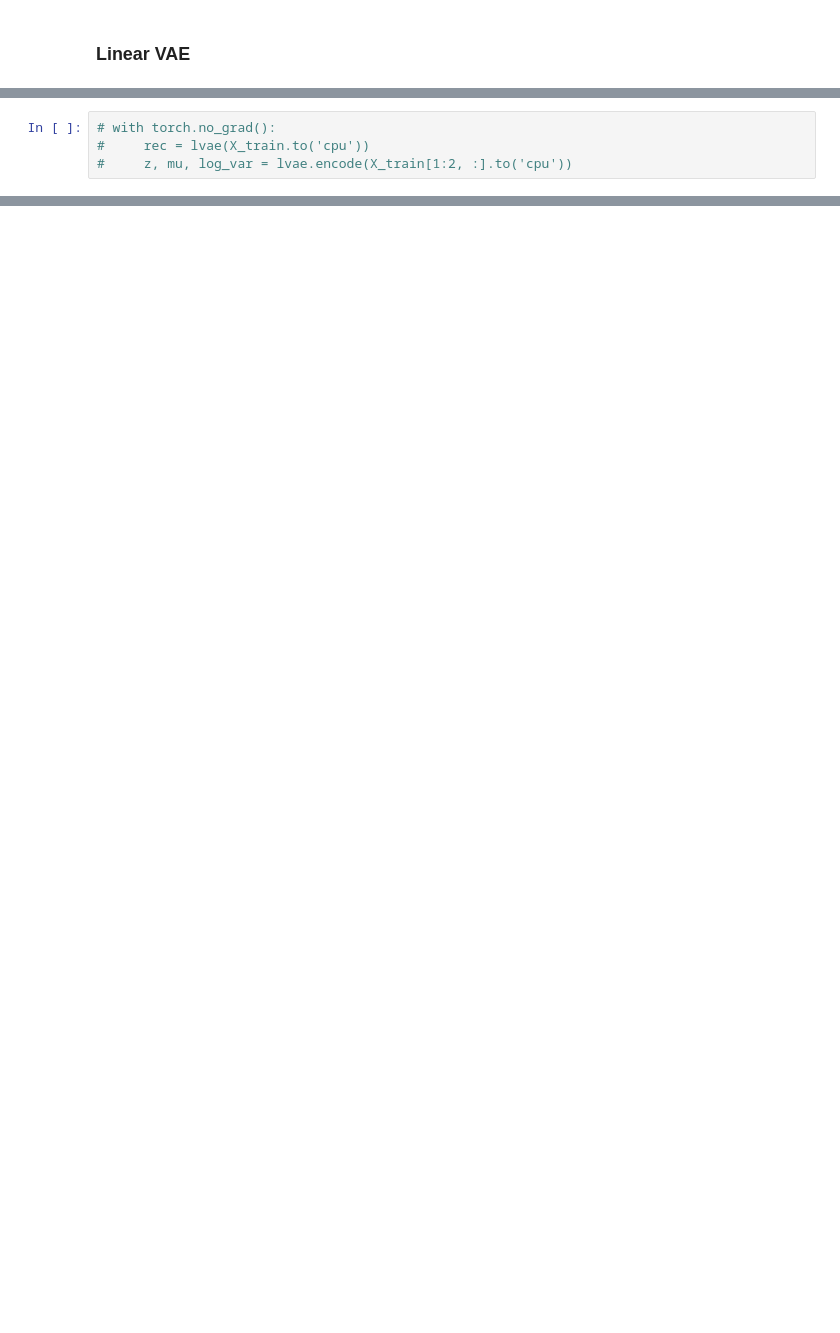
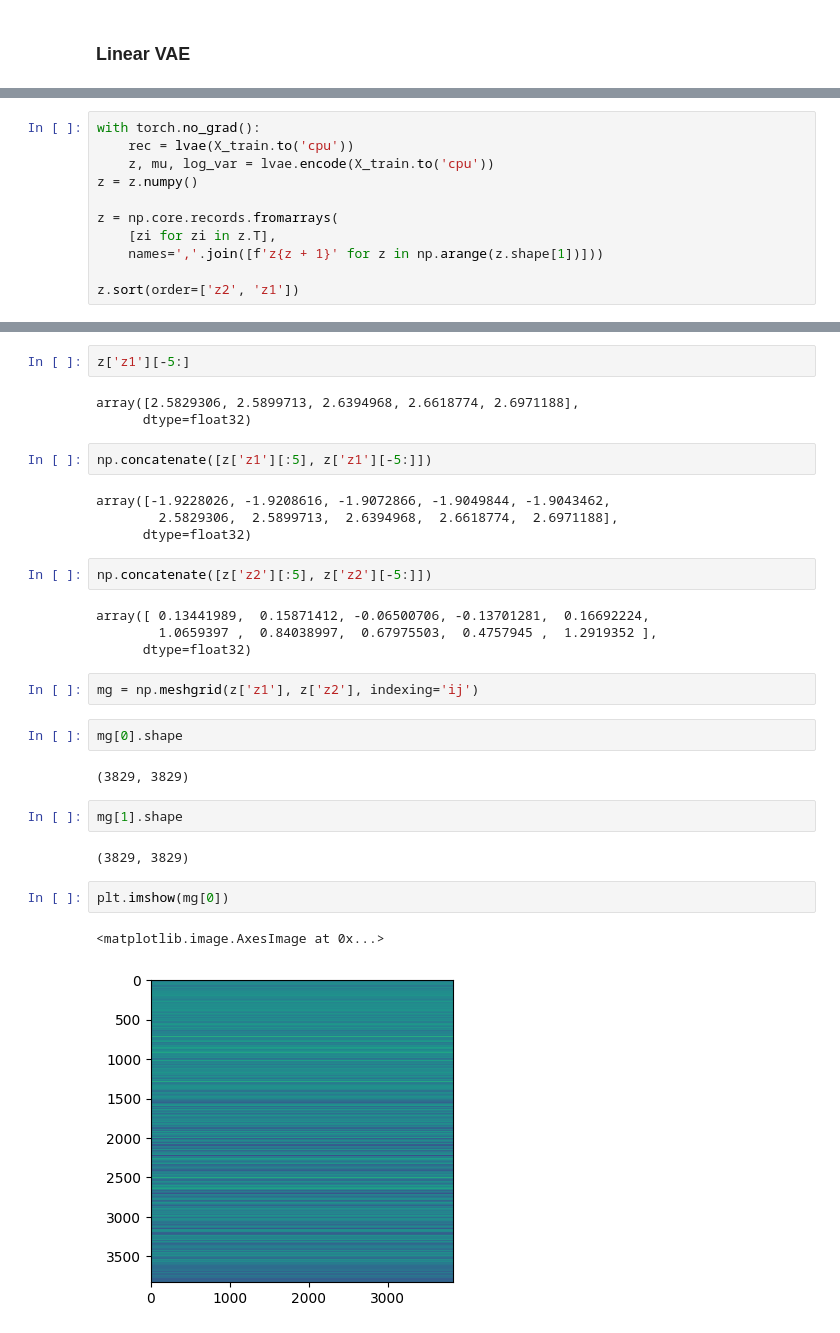
Before and after one commit to NevVerVer/Neuromatch_2022_EcoG_movements, a Jupyter notebook: models/train_behavior_models.ipynb, the cells around one changed output, grey strips where cells are left out. Saved outputs shown, nothing was run; the diff lists cells and outputs as text; blank space fills up the shorter version.

```diff
--- a/models/train_behavior_models.ipynb
+++ b/models/train_behavior_models.ipynb
@@ -181,4 +181,11 @@ plot_reconstruction_examples(lvae, DATASET, 7)
 # %%
-# with torch.no_grad():
-#     rec = lvae(X_train.to('cpu'))
-#     z, mu, log_var = lvae.encode(X_train[1:2, :].to('cpu'))
+with torch.no_grad():
+    rec = lvae(X_train.to('cpu'))
+    z, mu, log_var = lvae.encode(X_train.to('cpu'))
+z = z.numpy()
+
+z = np.core.records.fromarrays(
+    [zi for zi in z.T],
+    names=','.join([f'z{z + 1}' for z in np.arange(z.shape[1])]))
+
+z.sort(order=['z2', 'z1'])
@@ -184,0 +213,32 @@ plot_reconstruction_examples(lvae, DATASET, 7)
+# %%
+z['z1'][-5:]
+# %% [output]
+array([2.5829306, 2.5899713, 2.6394968, 2.6618774, 2.6971188],
+      dtype=float32)
+# %%
+np.concatenate([z['z1'][:5], z['z1'][-5:]])
+# %% [output]
+array([-1.9228026, -1.9208616, -1.9072866, -1.9049844, -1.9043462,
+        2.5829306,  2.5899713,  2.6394968,  2.6618774,  2.6971188],
+      dtype=float32)
+# %%
+np.concatenate([z['z2'][:5], z['z2'][-5:]])
+# %% [output]
+array([ 0.13441989,  0.15871412, -0.06500706, -0.13701281,  0.16692224,
+        1.0659397 ,  0.84038997,  0.67975503,  0.4757945 ,  1.2919352 ],
+      dtype=float32)
+# %%
+mg = np.meshgrid(z['z1'], z['z2'], indexing='ij')
+# %%
+mg[0].shape
+# %% [output]
+(3829, 3829)
+# %%
+mg[1].shape
+# %% [output]
+(3829, 3829)
+# %%
+plt.imshow(mg[0])
+# %% [output]
+<matplotlib.image.AxesImage at 0x...>
+[figure, added]
```
Also changed, not shown: parts of 15 cells of this notebook, 2 other files.
